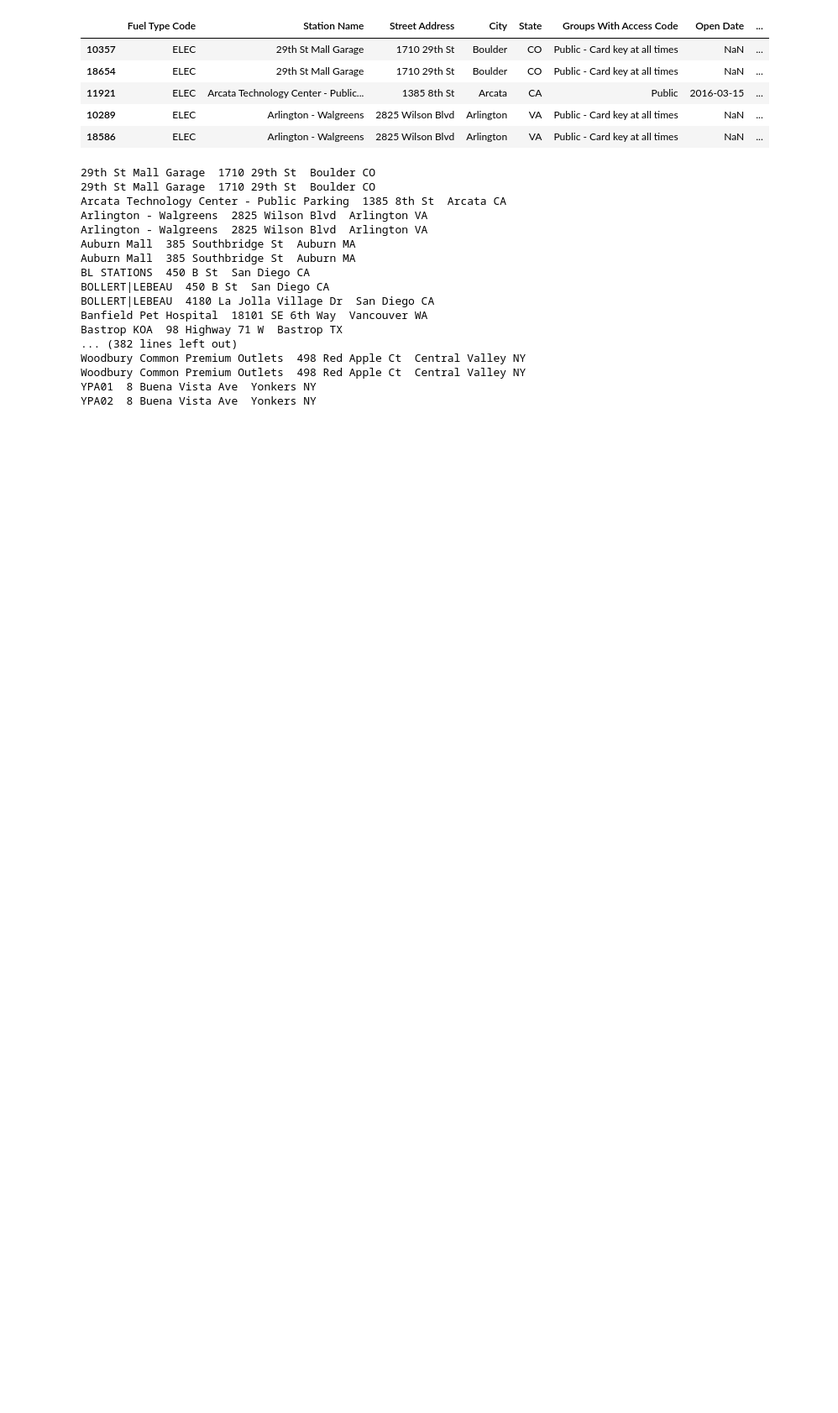
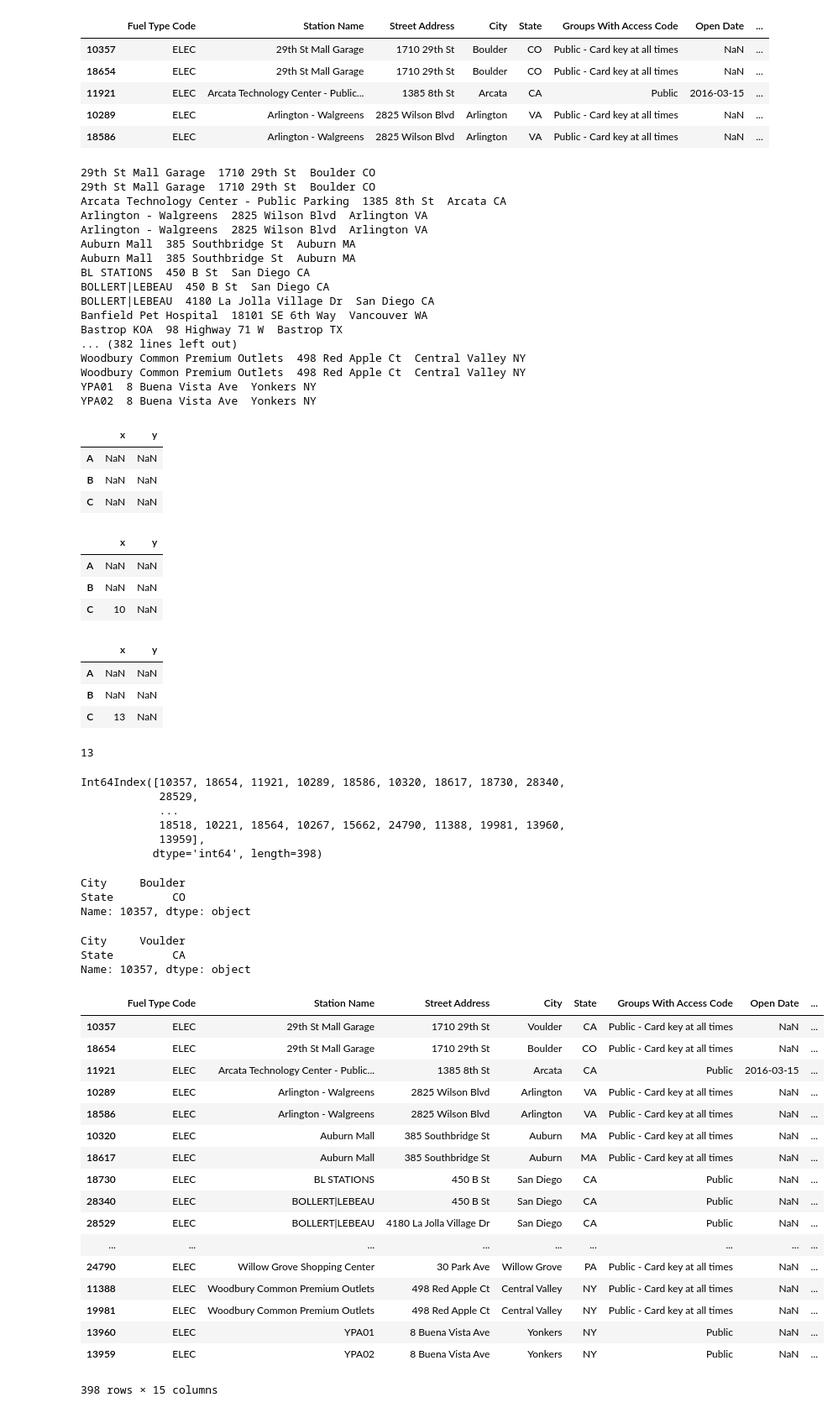
Before and after one commit to yoluun/Charging-Stations, a Jupyter notebook: GeoPlot.ipynb, the cells around one changed output. Shown at 84% size. Cells and saved outputs as stored; diff of their text form; code cells hidden in the pictures; blank space fills up the shorter version.

```diff
--- a/GeoPlot.ipynb
+++ b/GeoPlot.ipynb
@@ -387,3 +387,11 @@ YPA02  8 Buena Vista Ave  Yonkers NY
 #DataFrame.apply could work but it only alters data, not add new ones...
 # %%
 #I just realized I can only do 2500 API requests per day and theres going to be about 20,000 queries... hmm.
+# %%
+
+
+
+
+##Test codes below
+
+test = dcopy.copy()
@@ -389,0 +400,7 @@ YPA02  8 Buena Vista Ave  Yonkers NY
+# %%
+df
+# %% [output]
+|  | x | y |
+| A | NaN | NaN |
+| B | NaN | NaN |
+| C | NaN | NaN |
@@ -389,0 +409,7 @@ YPA02  8 Buena Vista Ave  Yonkers NY
+# %%
+df
+# %% [output]
+|  | x | y |
+| A | NaN | NaN |
+| B | NaN | NaN |
+| C | 10 | NaN |
@@ -389,0 +418,55 @@ YPA02  8 Buena Vista Ave  Yonkers NY
+# %%
+df
+# %% [output]
+|  | x | y |
+| A | NaN | NaN |
+| B | NaN | NaN |
+| C | 13 | NaN |
+# %%
+df.loc['C','x']
+# %% [output]
+13
+# %%
+test.index
+# %% [output]
+Int64Index([10357, 18654, 11921, 10289, 18586, 10320, 18617, 18730, 28340,
+            28529,
+            ...
+            18518, 10221, 18564, 10267, 15662, 24790, 11388, 19981, 13960,
+            13959],
+           dtype='int64', length=398)
+# %%
+test.loc[10357,['City','State']]
+# %% [output]
+City     Boulder
+State         CO
+Name: 10357, dtype: object
+# %%
+test.loc[10357,['City','State']] = ['Voulder','CA']
+# %%
+test.loc[10357,['City','State']]
+# %% [output]
+City     Voulder
+State         CA
+Name: 10357, dtype: object
+# %%
+test
+# %% [output]
+|  | Fuel Type Code | Station Name | Street Address | City | State | Groups With Access Code | Open Date | ... |
+| 10357 | ELEC | 29th St Mall Garage | 1710 29th St | Voulder | CA | Public - Card key at all times | NaN | ... |
+| 18654 | ELEC | 29th St Mall Garage | 1710 29th St | Boulder | CO | Public - Card key at all times | NaN | ... |
+| 11921 | ELEC | Arcata Technology Center - Public... | 1385 8th St | Arcata | CA | Public | 2016-03-15 | ... |
+| 10289 | ELEC | Arlington - Walgreens | 2825 Wilson Blvd | Arlington | VA | Public - Card key at all times | NaN | ... |
+| 18586 | ELEC | Arlington - Walgreens | 2825 Wilson Blvd | Arlington | VA | Public - Card key at all times | NaN | ... |
+| 10320 | ELEC | Auburn Mall | 385 Southbridge St | Auburn | MA | Public - Card key at all times | NaN | ... |
+| 18617 | ELEC | Auburn Mall | 385 Southbridge St | Auburn | MA | Public - Card key at all times | NaN | ... |
+| 18730 | ELEC | BL STATIONS | 450 B St | San Diego | CA | Public | NaN | ... |
+| 28340 | ELEC | BOLLERT|LEBEAU | 450 B St | San Diego | CA | Public | NaN | ... |
+| 28529 | ELEC | BOLLERT|LEBEAU | 4180 La Jolla Village Dr | San Diego | CA | Public | NaN | ... |
+| ... | ... | ... | ... | ... | ... | ... | ... | ... |
+| 24790 | ELEC | Willow Grove Shopping Center | 30 Park Ave | Willow Grove | PA | Public - Card key at all times | NaN | ... |
+| 11388 | ELEC | Woodbury Common Premium Outlets | 498 Red Apple Ct | Central Valley | NY | Public - Card key at all times | NaN | ... |
+| 19981 | ELEC | Woodbury Common Premium Outlets | 498 Red Apple Ct | Central Valley | NY | Public - Card key at all times | NaN | ... |
+| 13960 | ELEC | YPA01 | 8 Buena Vista Ave | Yonkers | NY | Public | NaN | ... |
+| 13959 | ELEC | YPA02 | 8 Buena Vista Ave | Yonkers | NY | Public | NaN | ... |
+398 rows × 15 columns
```
Also changed, not shown: parts of 3 cells of this notebook.
